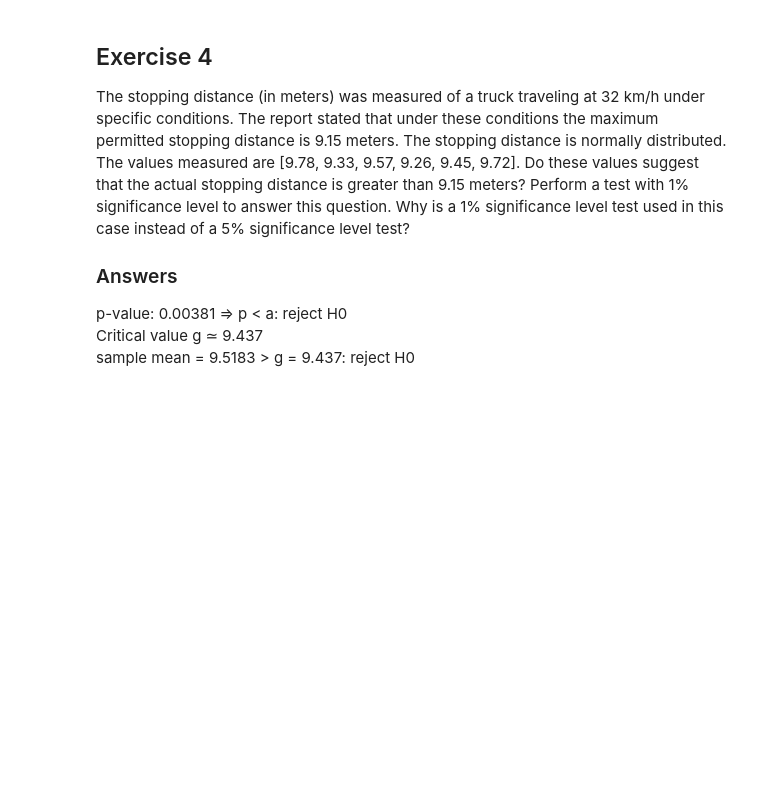
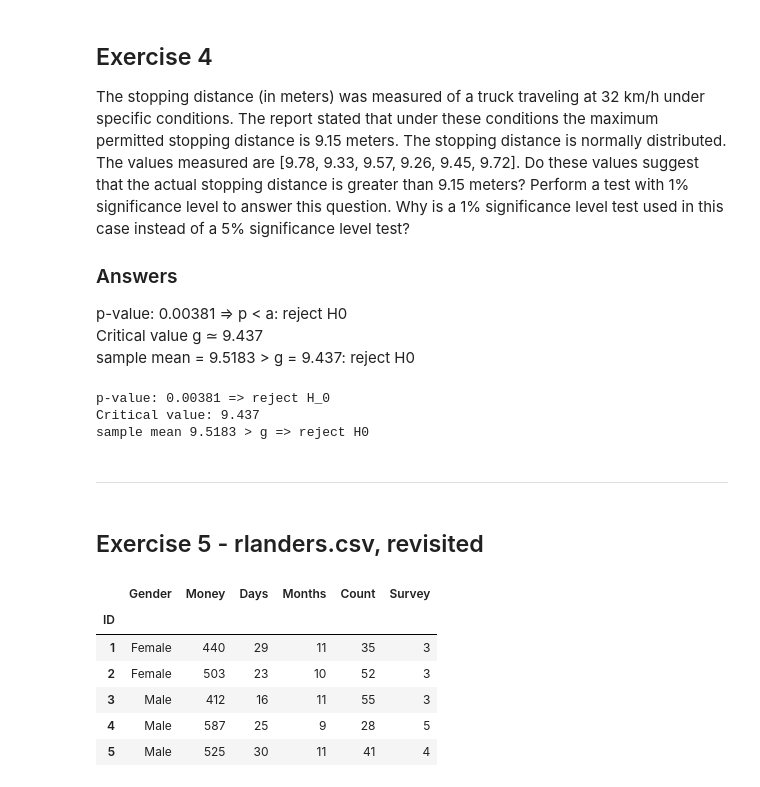
Before and after one commit to booterham/Data-Science-AI, a Jupyter notebook: dsai-labs/3-central-limit-testing/lab-3.04-hypothesis-testing.ipynb, the cells around one changed output. Drawn from its saved outputs; the diff is of its cells as text; code cells hidden in the pictures; blank space fills up the shorter version.

```diff
--- a/dsai-labs/3-central-limit-testing/lab-3.04-hypothesis-testing.ipynb
+++ b/dsai-labs/3-central-limit-testing/lab-3.04-hypothesis-testing.ipynb
@@ -64,4 +171,38 @@ Why is a 1% significance level test used in this case instead of a 5% significan
 p-value: 0.00381 => p < a: reject H0
 Critical value g ≃ 9.437
 sample mean = 9.5183 > g = 9.437: reject H0
+# %%
+mu = 9.15
+samples = [9.78, 9.33, 9.57, 9.26, 9.45, 9.72]
+n = len(samples)
+sample_m = np.mean(samples)
+alpha = 0.01
+s = np.std(samples, ddof=1)      # Use ddof=1 for sample std!!!!!!!!!!!!!!!!!!!!!!!!!!!!!!! You must use ddof=1 when you're calculating the sample standard deviation to estimate the population standard deviation from a sample.
+SE = s / np.sqrt(n)
+
+crit = stats.t.ppf(1-alpha, loc=mu, scale=SE, df=n-1)
+p = stats.t.sf(sample_m, loc=mu, scale=SE, df=n-1)
+
+print(f"p-value: {p:.5f} => reject H_0")
+print(f"Critical value: {crit:.3f}")
+print(f"sample mean {sample_m:.4f} > g => reject H0")
+# %% [output]
+p-value: 0.00381 => reject H_0
+Critical value: 9.437
+sample mean 9.5183 > g => reject H0
+# %% [markdown]
+***
+# %% [markdown]
+## Exercise 5 - rlanders.csv, revisited
+# %%
+df = pd.read_csv('https://raw.githubusercontent.com/HoGentTIN/dsai-en-labs/main/data/rlanders.csv').set_index(['ID'])
+df.head()
+# %% [output]
+|  | Gender | Money | Days | Months | Count | Survey |
+| ID |  |  |  |  |  |  |
+| 1 | Female | 440 | 29 | 11 | 35 | 3 |
+| 2 | Female | 503 | 23 | 10 | 52 | 3 |
+| 3 | Male | 412 | 16 | 11 | 55 | 3 |
+| 4 | Male | 587 | 25 | 9 | 28 | 5 |
+| 5 | Male | 525 | 30 | 11 | 41 | 4 |
 # %% [markdown]
```
Also changed, not shown: parts of 34 cells of this notebook, 1 other file.
